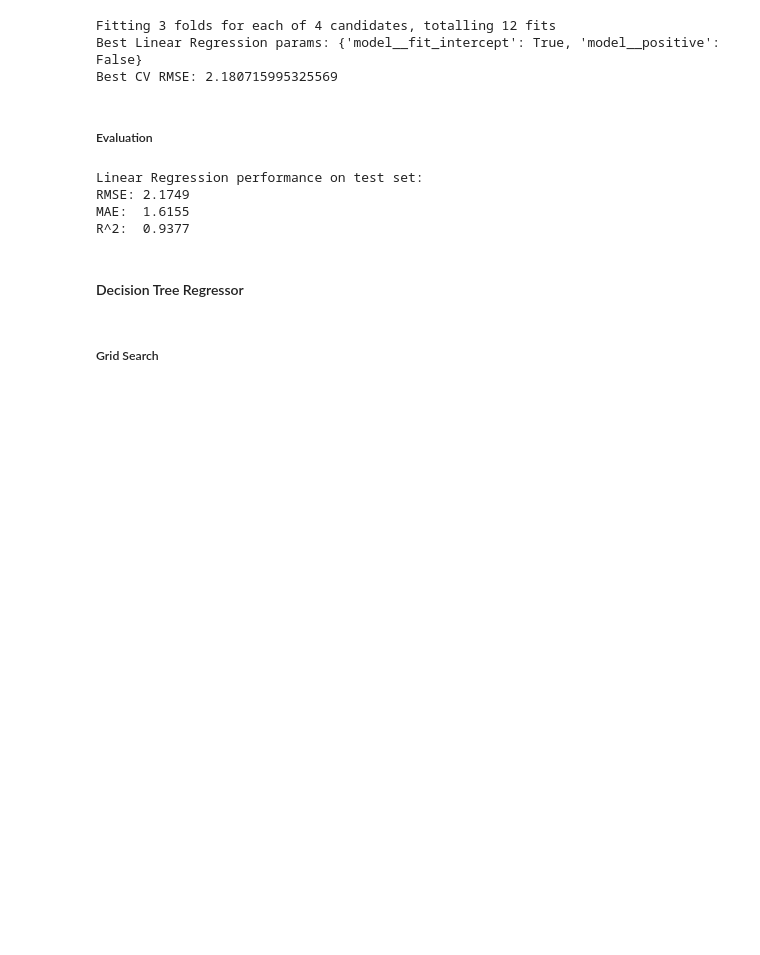
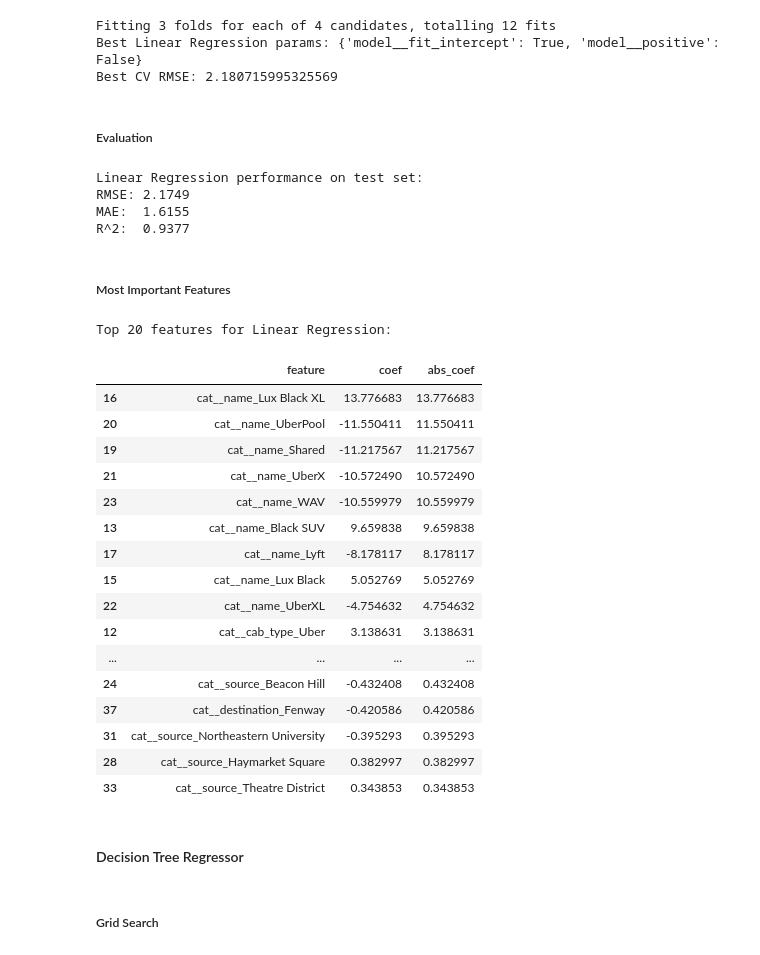
Before and after one commit to ProntoSbinalla/CIS-508-Final-Project, a Jupyter notebook: notebooks/CIS 508 - Final Project.ipynb, the cells around one changed output. Cells and saved outputs as stored; diff of their text form; code cells hidden in the pictures; blank space fills up the shorter version.

```diff
--- a/notebooks/CIS 508 - Final Project.ipynb
+++ b/notebooks/CIS 508 - Final Project.ipynb
@@ -897,6 +897,49 @@ Linear Regression performance on test set:
 RMSE: 2.1749
 MAE:  1.6155
 R^2:  0.9377
+# %% [markdown]
+##### Most Important Features
+# %%
+def show_linear_model_importance(trained_pipeline, top_n=20, title=""):
+    """
+    trained_pipeline: fitted Pipeline with steps ["preprocess", "model"]
+    model must have a .coef_ attribute
+    """
+    pre = trained_pipeline.named_steps["preprocess"]
+    model = trained_pipeline.named_steps["model"]
+
+    feature_names = pre.get_feature_names_out()
+    coefs = model.coef_.ravel()  # flatten just in case
+
+    importance_df = pd.DataFrame({
+        "feature": feature_names,
+        "coef": coefs,
+        "abs_coef": np.abs(coefs)
+    }).sort_values("abs_coef", ascending=False)
+
+    print(f"\nTop {top_n} features for {title}:")
+    display(importance_df.head(top_n))
+
+show_linear_model_importance(best_linreg, top_n=20, title="Linear Regression")
+# %% [output]
+Top 20 features for Linear Regression:
+|  | feature | coef | abs_coef |
+| 16 | cat__name_Lux Black XL | 13.776683 | 13.776683 |
+| 20 | cat__name_UberPool | -11.550411 | 11.550411 |
+| 19 | cat__name_Shared | -11.217567 | 11.217567 |
+| 21 | cat__name_UberX | -10.572490 | 10.572490 |
+| 23 | cat__name_WAV | -10.559979 | 10.559979 |
+| 13 | cat__name_Black SUV | 9.659838 | 9.659838 |
+| 17 | cat__name_Lyft | -8.178117 | 8.178117 |
+| 15 | cat__name_Lux Black | 5.052769 | 5.052769 |
+| 22 | cat__name_UberXL | -4.754632 | 4.754632 |
+| 12 | cat__cab_type_Uber | 3.138631 | 3.138631 |
+| ... | ... | ... | ... |
+| 24 | cat__source_Beacon Hill | -0.432408 | 0.432408 |
+| 37 | cat__destination_Fenway | -0.420586 | 0.420586 |
+| 31 | cat__source_Northeastern University | -0.395293 | 0.395293 |
+| 28 | cat__source_Haymarket Square | 0.382997 | 0.382997 |
+| 33 | cat__source_Theatre District | 0.343853 | 0.343853 |
 # %% [markdown]
 #### Decision Tree Regressor
 # %% [markdown]
```
Also changed, not shown: parts of 2 cells of this notebook.
